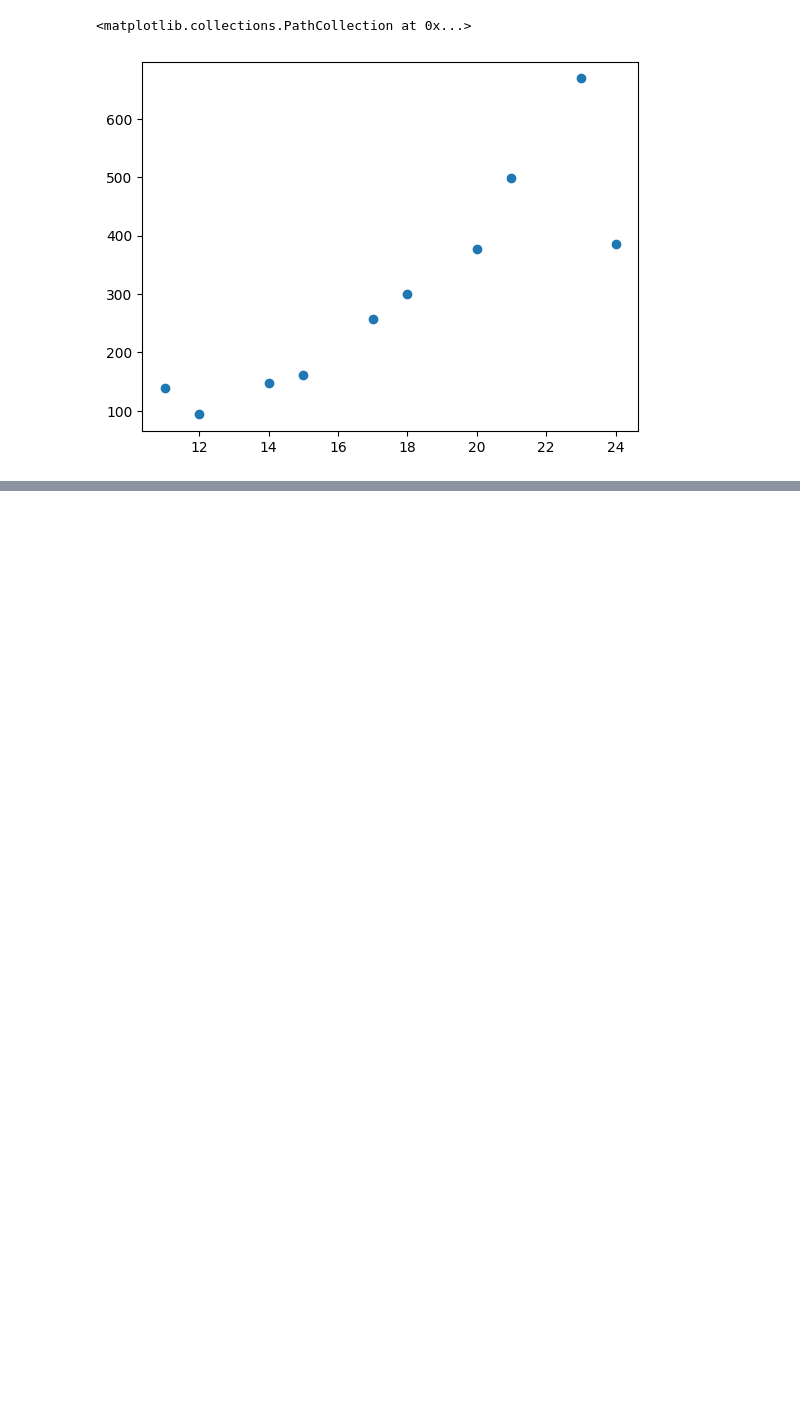
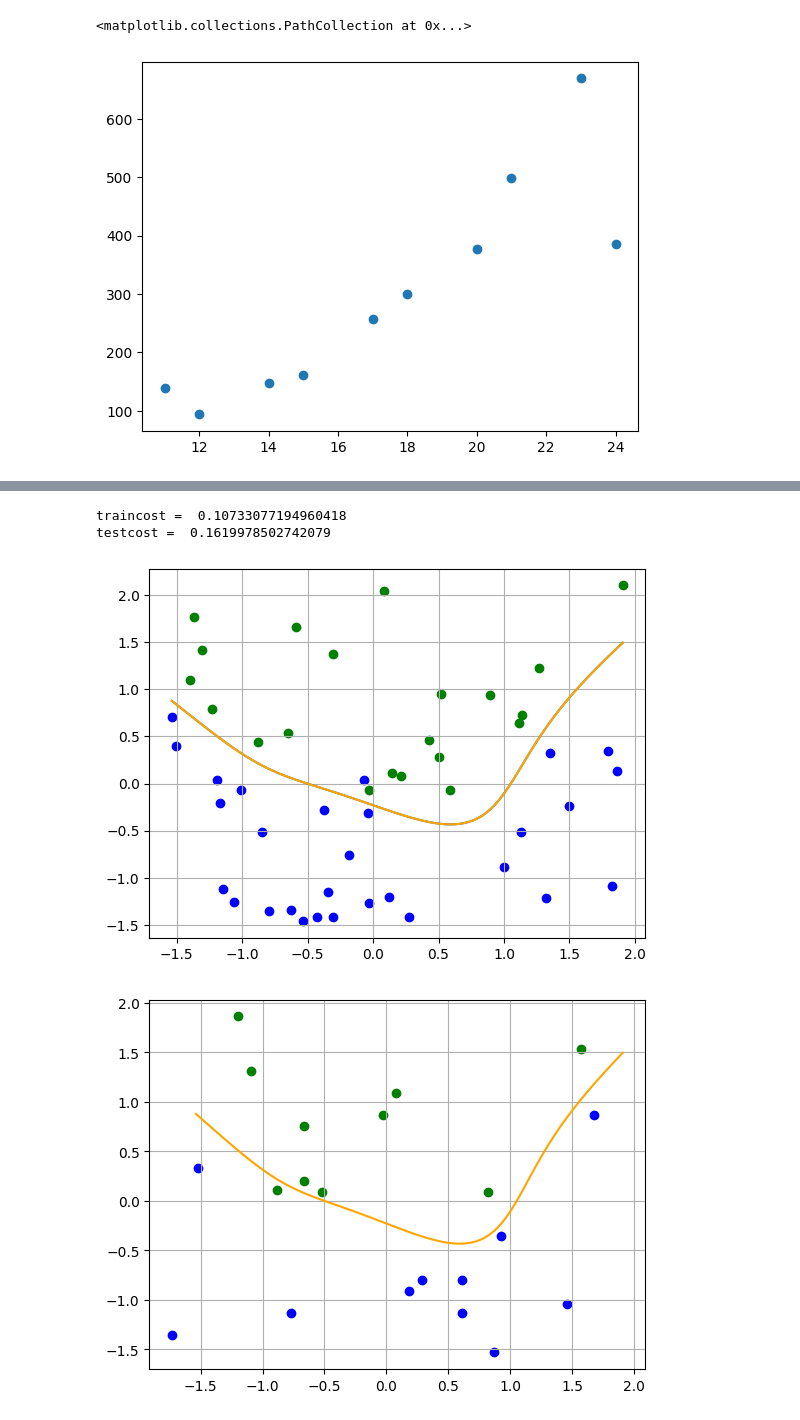
Before and after one commit to kapiotrow/ML, a Jupyter notebook: lab4/lab4.ipynb, the cells around one changed output, grey strips where cells are left out. Drawn from its saved outputs; the diff is of its cells as text; code cells hidden in the pictures; blank space fills up the shorter version.

```diff
--- a/lab4/lab4.ipynb
+++ b/lab4/lab4.ipynb
@@ -93,0 +158,74 @@ ValueError: matmul: Input operand 1 has a mismatch in its core dimension 0, with
+# %%
+with open('./logi_reg_training.csv', 'r') as f:
+    csvreader = csv.reader(f, delimiter=',')
+    data = [row for row in csvreader]
+    data = np.array(data, dtype=np.float32)
+
+    x = data[:, 0:2]
+    x = standard_scaler.fit_transform(x)
+    y = data[:, 2]
+
+
+with open('./logi_reg_test.csv', 'r') as f:
+    csvreader = csv.reader(f, delimiter=',')
+    data = [row for row in csvreader]
+    data = np.array(data, dtype=np.float32)
+
+    x_test =  data[:, 0:2]
+    x_test = standard_scaler.fit_transform(x_test)
+    y_test = data[:, 2]
+# %%
+poly_features = PolynomialFeatures(degree=6)
+fitter_scaler = poly_features.fit_transform(x)
+
+eps = 1e-6
+alpha = 1e-1
+theta = np.zeros(fitter_scaler.shape[1])
+f = h_fun(fitter_scaler, theta)
+lamb = 0.1
+
+J = calculate_cost(fitter_scaler, y, theta, lamb=lamb)
+J2 = J + 2 * eps
+m = len(x)
+while np.abs(J - J2) > eps:
+    J = J2
+    h_y_diff = (h_fun(fitter_scaler, theta) - y)
+    gradient = np.dot(fitter_scaler.T, h_y_diff)
+    theta = theta - alpha * gradient / m
+    J2 = calculate_cost(fitter_scaler, y, theta, lamb=lamb)
+
+
+x_values_poly = poly_features.transform(x_test)
+print("traincost = ", J)
+print("testcost = ", calculate_cost(x_values_poly, y_test, theta, lamb=lamb))
+
+x_line = np.zeros((100, 2))
+x_line[:, 0] = np.linspace(x[:, 0].min(), x[:, 0].max(), 100)
+
+def dot_product_abs(x_line_1):
+    x_line[:, 1] = x_line_1
+    dot_product = -np.dot(poly_features.transform(x_line), theta)
+    return sum(abs(dot_product))
+
+x_line[:, 1] = minimize(dot_product_abs, x_line[:, 1]).x
+
+plt.figure()
+plt.plot(x_line[:, 0], x_line[:, 1])
+plt.scatter(x[y == 1, 0], x[y == 1, 1], color="green")
+plt.scatter(x[y == 0, 0], x[y == 0, 1], color="blue")
+plt.plot(x_line[:, 0], x_line[:, 1], color="orange")
+plt.grid()
+plt.show()
+
+
+plt.figure()
+plt.scatter(x_test[y_test == 1, 0], x_test[y_test == 1, 1], color="green")
+plt.scatter(x_test[y_test == 0, 0], x_test[y_test == 0, 1], color="blue")
+plt.plot(x_line[:, 0], x_line[:, 1], color="orange")
+plt.grid()
+plt.show()
+# %% [output]
+traincost =  0.10733077194960418
+testcost =  0.1619978502742079
+[figure, added]
+[figure, added]
```
Also changed, not shown: parts of 23 cells of this notebook, 1 other file.
